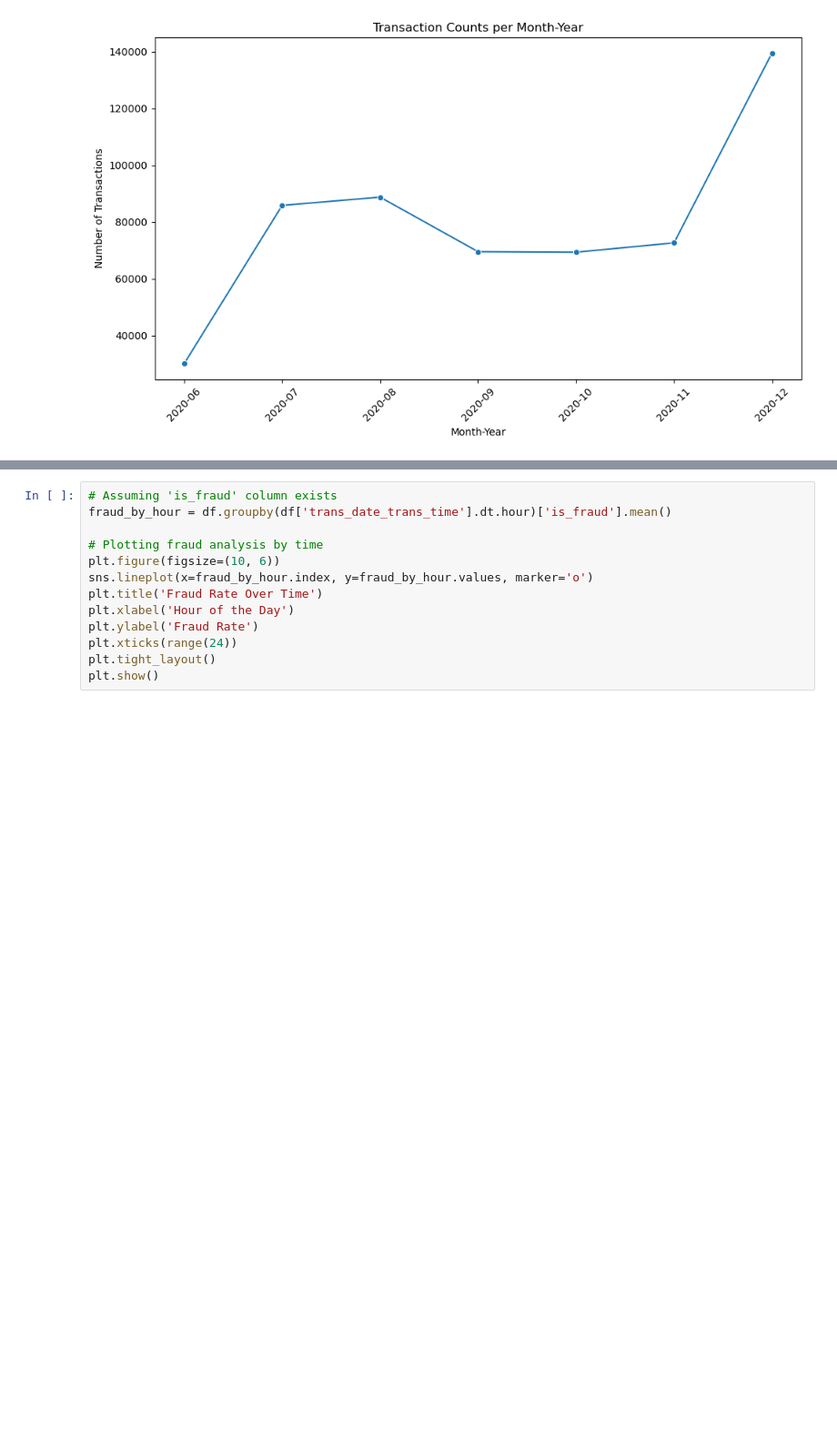
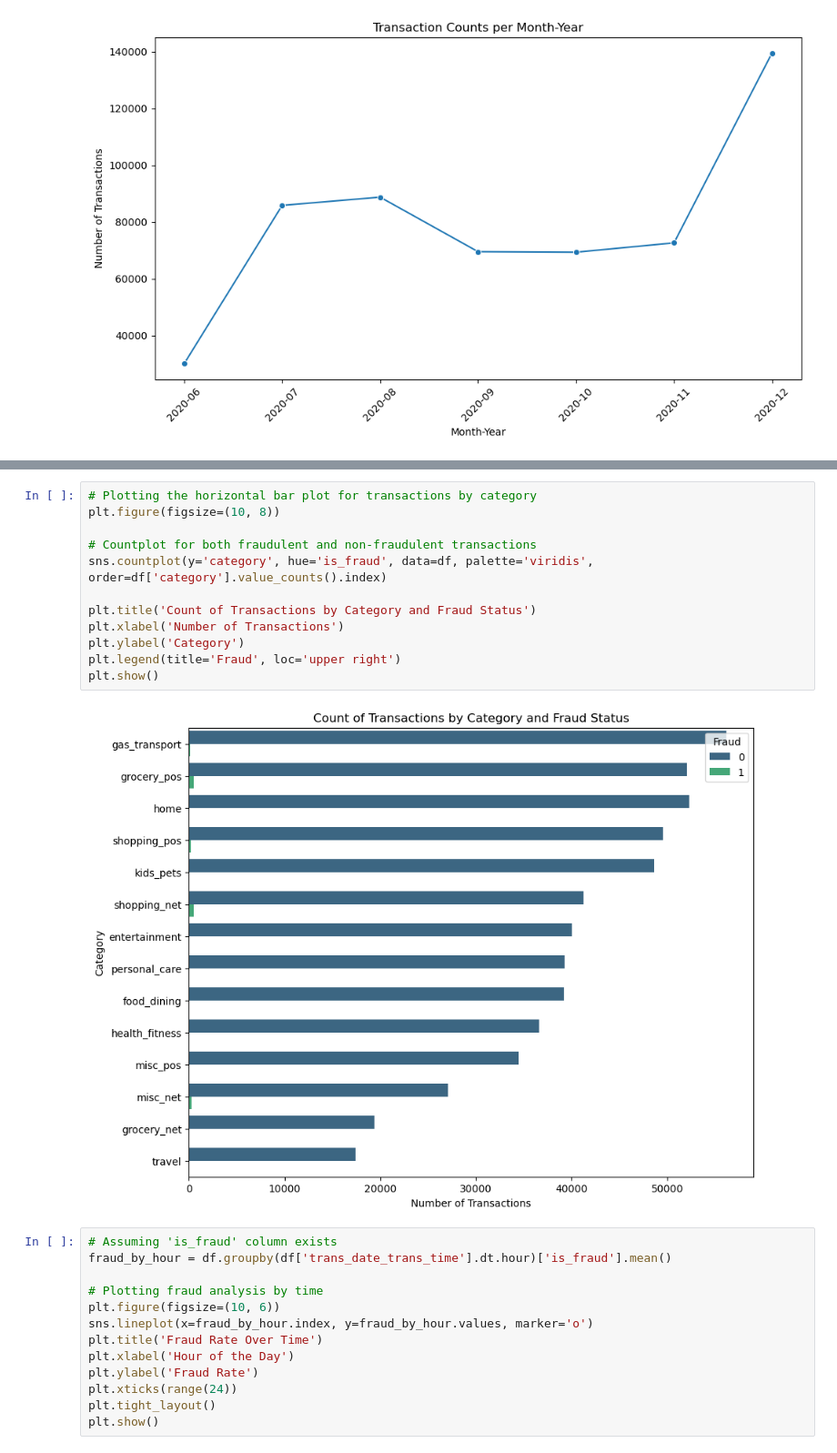
Before and after one commit to SSIN0045/TechnologyInnovationProject, a Jupyter notebook: data_preprocessing.ipynb, the cells around one changed output, grey strips where cells are left out. Shown at 91% size. Cells and saved outputs as stored; diff of their text form; blank space fills up the shorter version.

```diff
--- a/data_preprocessing.ipynb
+++ b/data_preprocessing.ipynb
@@ -227,3 +232,17 @@ plt.show()
+# %%
+# Plotting the horizontal bar plot for transactions by category
+plt.figure(figsize=(10, 8))
+
+# Countplot for both fraudulent and non-fraudulent transactions
+sns.countplot(y='category', hue='is_fraud', data=df, palette='viridis', order=df['category'].value_counts().index)
+
+plt.title('Count of Transactions by Category and Fraud Status')
+plt.xlabel('Number of Transactions')
+plt.ylabel('Category')
+plt.legend(title='Fraud', loc='upper right')
+plt.show()
+# %% [output]
+[figure, added]
 # %%
 # Assuming 'is_fraud' column exists
 fraud_by_hour = df.groupby(df['trans_date_trans_time'].dt.hour)['is_fraud'].mean()
```
Also changed, not shown: parts of 72 cells of this notebook.
